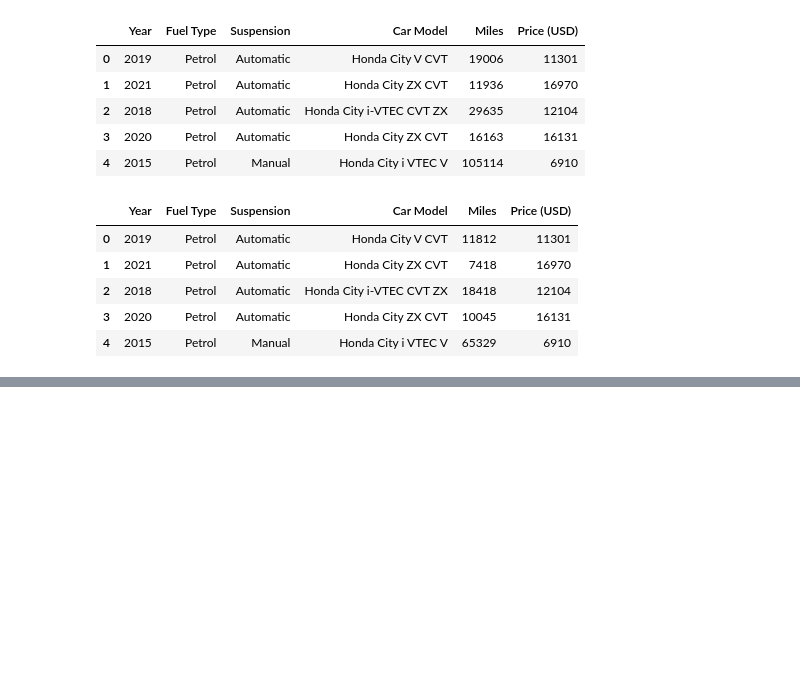
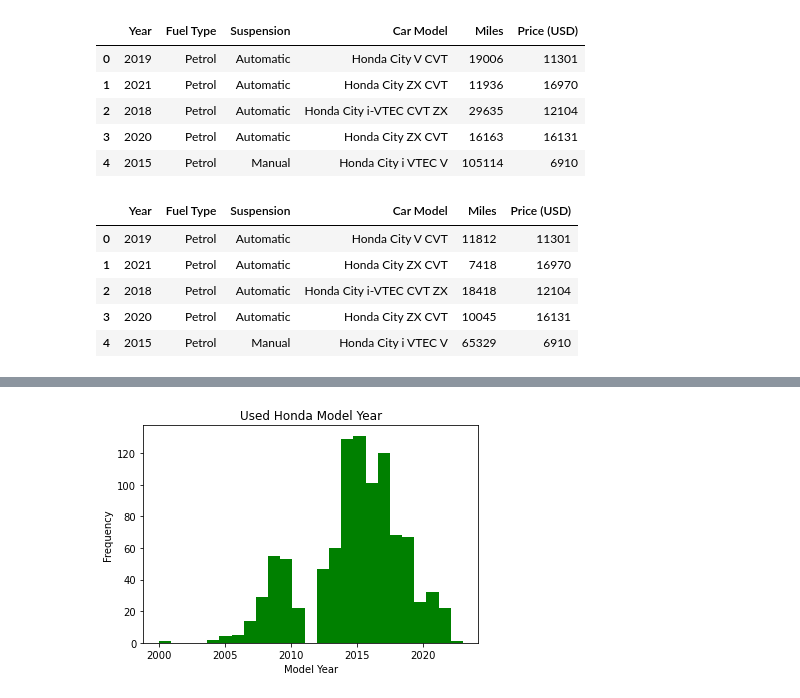
Before and after one commit to mhelson18/Capstone, a Jupyter notebook: priceAnalysis.ipynb, the cells around one changed output, grey strips where cells are left out. Cells and saved outputs as stored; diff of their text form; code cells hidden in the pictures; blank space fills up the shorter version.

```diff
--- a/priceAnalysis.ipynb
+++ b/priceAnalysis.ipynb
@@ -85,0 +195,16 @@ df.head()
+# %%
+# Use log to correct the skewness of the Price data
+df['Year_log'] = np.log(df['Year'])
+df['Year_exp'] = np.exp(df['Year_log'])
+
+# Create a new histogram with the symmetrical data
+plt.hist(df['Year_exp'], bins=25, color='green')
+
+# Set labels
+plt.xlabel('Model Year')
+plt.ylabel('Frequency')
+plt.title('Used Honda Model Year')
+
+plt.show()
+# %% [output]
+[figure, added]
```
Also changed, not shown: parts of 19 cells of this notebook.
